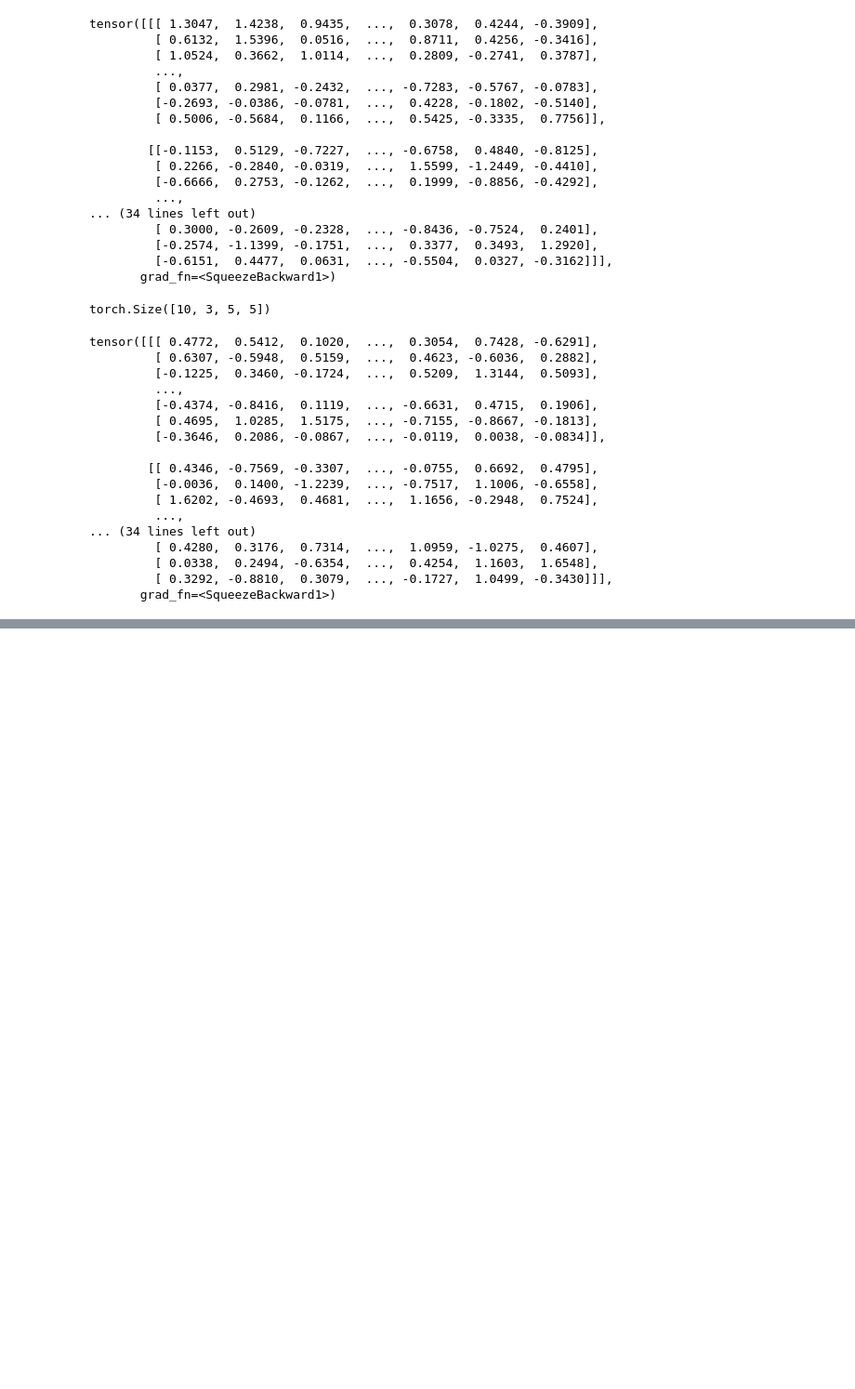
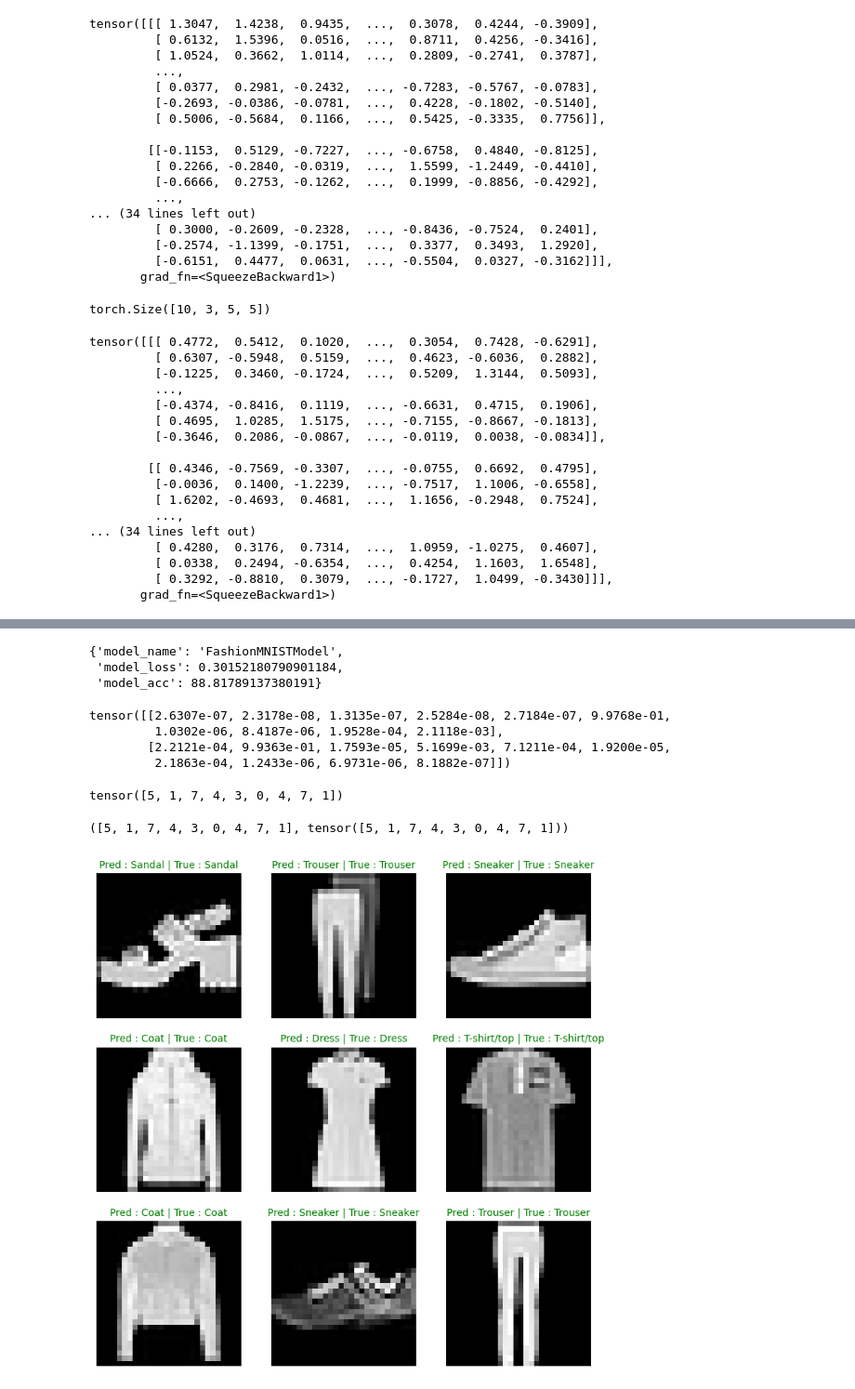
Before and after one commit to AmanullaChishty/Pytorch, a Jupyter notebook: ComputerVisionPytorch.ipynb, the cells around one changed output, grey strips where cells are left out. Shown at 93% size. Drawn from its saved outputs; the diff is of its cells as text; code cells hidden in the pictures; blank space fills up the shorter version.

```diff
--- a/ComputerVisionPytorch.ipynb
+++ b/ComputerVisionPytorch.ipynb
@@ -485,0 +650,62 @@ tensor([[[ 0.4772,  0.5412,  0.1020,  ...,  0.3054,  0.7428, -0.6291],
+# %%
+model_1_results = eval_model(model=model_1,data_loader=test_dataloader,loss_fn=loss_fn,accuracy_fn=accuracy_fn)
+model_1_results
+# %% [output]
+{'model_name': 'FashionMNISTModel',
+ 'model_loss': 0.30152180790901184,
+ 'model_acc': 88.81789137380191}
+# %%
+# Make predictions
+
+def make_predictions(model:torch.nn.Module,data:list):
+  pred_probs = []
+  model.eval()
+  with torch.inference_mode():
+    for sample in data:
+      sample = torch.unsqueeze(sample,dim=0)
+      pred_logit = model(sample)
+      pred_prob = torch.softmax(pred_logit.squeeze(),dim=0)
+      pred_probs.append(pred_prob)
+  return torch.stack(pred_probs)
+# %%
+import random
+random.seed(42)
+test_samples = []
+test_labels = []
+for sample,label in random.sample(list(test_data),k=9):
+  test_samples.append(sample)
+  test_labels.append(label)
+# %%
+pred_probs = make_predictions(model=model_1,data=test_samples)
+pred_probs[:2]
+# %% [output]
+tensor([[2.6307e-07, 2.3178e-08, 1.3135e-07, 2.5284e-08, 2.7184e-07, 9.9768e-01,
+         1.0302e-06, 8.4187e-06, 1.9528e-04, 2.1118e-03],
+        [2.2121e-04, 9.9363e-01, 1.7593e-05, 5.1699e-03, 7.1211e-04, 1.9200e-05,
+         2.1863e-04, 1.2433e-06, 6.9731e-06, 8.1882e-07]])
+# %%
+pred_classes = torch.argmax(pred_probs,dim=1)
+pred_classes
+# %% [output]
+tensor([5, 1, 7, 4, 3, 0, 4, 7, 1])
+# %%
+test_labels,pred_classes
+# %% [output]
+([5, 1, 7, 4, 3, 0, 4, 7, 1], tensor([5, 1, 7, 4, 3, 0, 4, 7, 1]))
+# %%
+#plotting predictions
+plt.figure(figsize=(9,9))
+rw,cl = 3,3
+for i,sample in enumerate(test_samples):
+  plt.subplot(rw,cl,i+1)
+  plt.imshow(sample.squeeze(),cmap="gray")
+  pred_label = class_names[pred_classes[i]]
+  true_label = class_names[test_labels[i]]
+  title_text = f"Pred : {pred_label} | True : {true_label}"
+  if pred_label == true_label:
+    plt.title(title_text,fontsize=10,c="green")
+  else:
+    plt.title(title_text,fontsize=10,c="red")
+  plt.axis(False)
+# %% [output]
+[figure, added]
```
Also changed, not shown: parts of 14 cells of this notebook.
